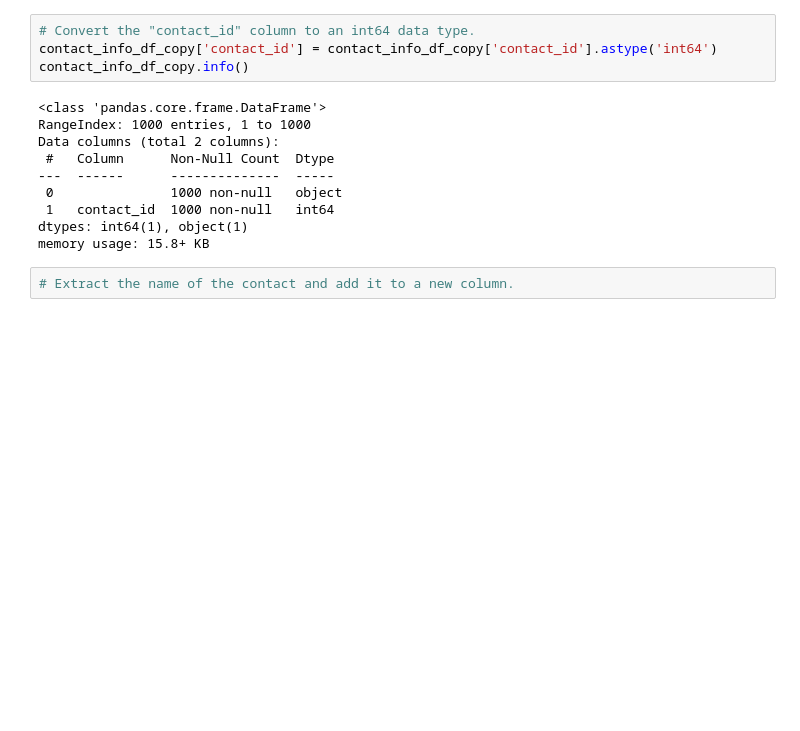
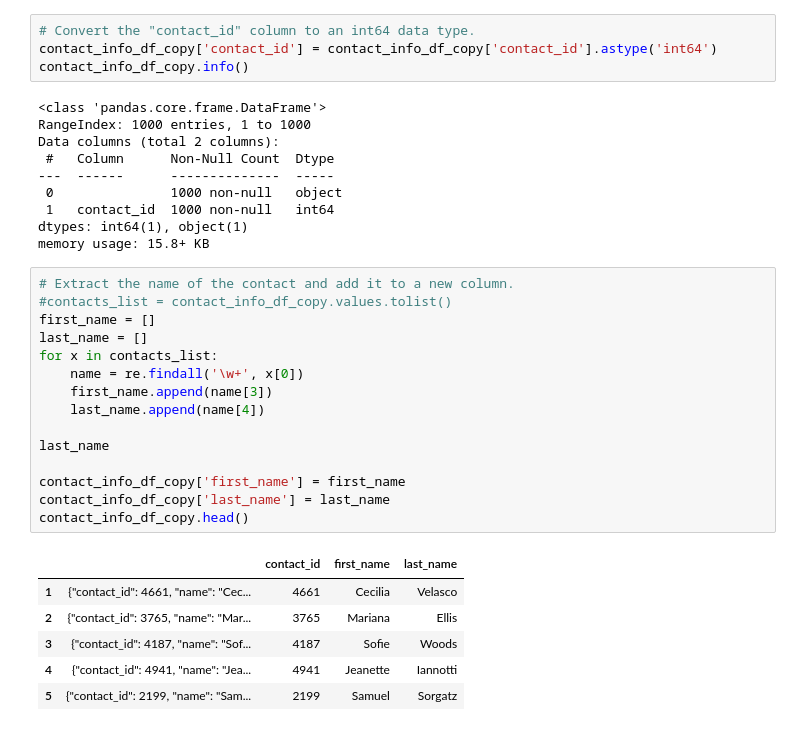
Before and after one commit to RondaJoy/Crowdfunding_ETL, a Jupyter notebook: ETL_Mini_Project_JBailey_MBernstein_JDemler_RHinz_HHosford.ipynb, the cells around one changed output. Cells and saved outputs as stored; diff of their text form; blank space fills up the shorter version.

```diff
--- a/ETL_Mini_Project_JBailey_MBernstein_JDemler_RHinz_HHosford.ipynb
+++ b/ETL_Mini_Project_JBailey_MBernstein_JDemler_RHinz_HHosford.ipynb
@@ -407,5 +407,25 @@ dtypes: int64(1), object(1)
 memory usage: 15.8+ KB
 # %%
 # Extract the name of the contact and add it to a new column.
+#contacts_list = contact_info_df_copy.values.tolist()
+first_name = []
+last_name = []
+for x in contacts_list:
+    name = re.findall('\w+', x[0])
+    first_name.append(name[3])
+    last_name.append(name[4])
+
+last_name
+
+contact_info_df_copy['first_name'] = first_name
+contact_info_df_copy['last_name'] = last_name
+contact_info_df_copy.head()
+# %% [output]
+|  |  | contact_id | first_name | last_name |
+| 1 | {"contact_id": 4661, "name": "Cec... | 4661 | Cecilia | Velasco |
+| 2 | {"contact_id": 3765, "name": "Mar... | 3765 | Mariana | Ellis |
+| 3 | {"contact_id": 4187, "name": "Sof... | 4187 | Sofie | Woods |
+| 4 | {"contact_id": 4941, "name": "Jea... | 4941 | Jeanette | Iannotti |
+| 5 | {"contact_id": 2199, "name": "Sam... | 2199 | Samuel | Sorgatz |
 # %%
 # Extract the email from the contacts and add the values to a new column.
```
Also changed, not shown: parts of 6 cells of this notebook, 4 other files.
